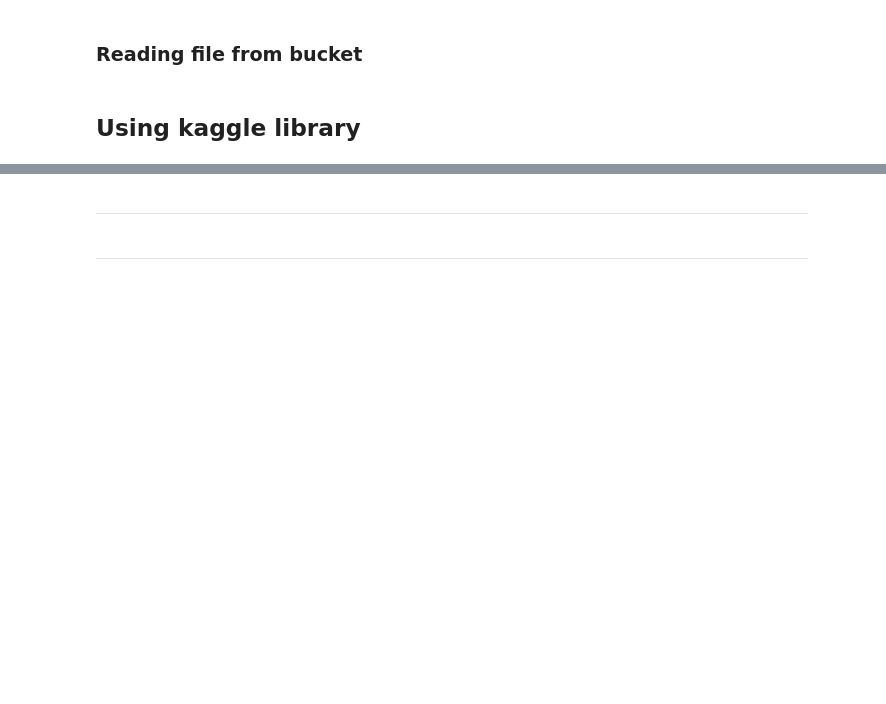
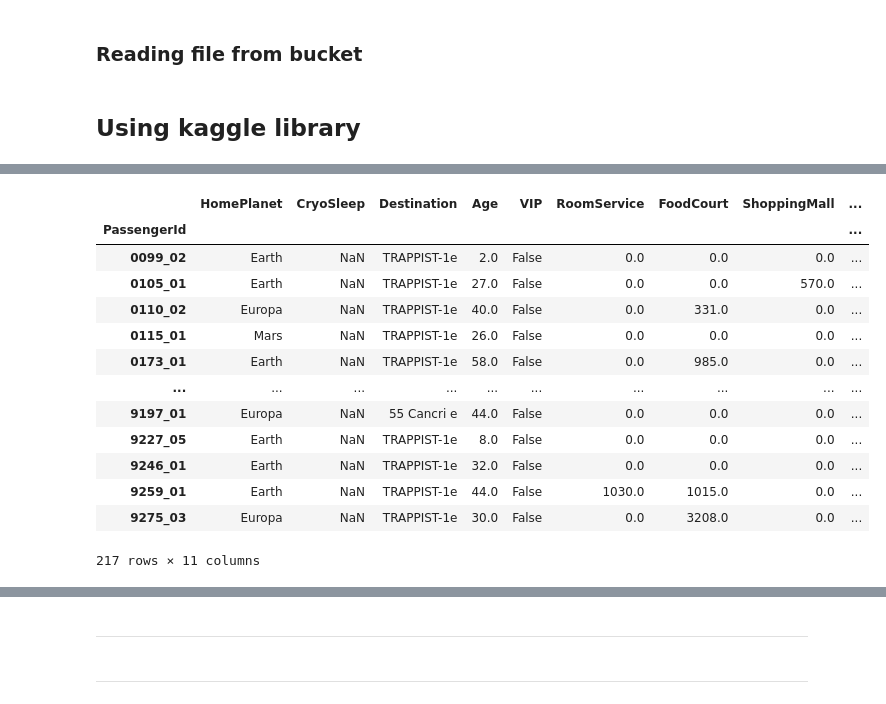
Before and after one commit to robperch/kgl_space_titanic, a Jupyter notebook: notebooks/pipeline_nb.ipynb, the cells around one changed output, grey strips where cells are left out. Saved outputs shown, nothing was run; the diff lists cells and outputs as text; code cells hidden in the pictures; blank space fills up the shorter version.

```diff
--- a/notebooks/pipeline_nb.ipynb
+++ b/notebooks/pipeline_nb.ipynb
@@ -163,0 +203,17 @@ kaggle.api.competition_download_files(
+# %%
+dfx[dfx['CryoSleep'].isnull()]
+# %% [output]
+|  | HomePlanet | CryoSleep | Destination | Age | VIP | RoomService | FoodCourt | ShoppingMall | ... |
+| PassengerId |  |  |  |  |  |  |  |  | ... |
+| 0099_02 | Earth | NaN | TRAPPIST-1e | 2.0 | False | 0.0 | 0.0 | 0.0 | ... |
+| 0105_01 | Earth | NaN | TRAPPIST-1e | 27.0 | False | 0.0 | 0.0 | 570.0 | ... |
+| 0110_02 | Europa | NaN | TRAPPIST-1e | 40.0 | False | 0.0 | 331.0 | 0.0 | ... |
+| 0115_01 | Mars | NaN | TRAPPIST-1e | 26.0 | False | 0.0 | 0.0 | 0.0 | ... |
+| 0173_01 | Earth | NaN | TRAPPIST-1e | 58.0 | False | 0.0 | 985.0 | 0.0 | ... |
+| ... | ... | ... | ... | ... | ... | ... | ... | ... | ... |
+| 9197_01 | Europa | NaN | 55 Cancri e | 44.0 | False | 0.0 | 0.0 | 0.0 | ... |
+| 9227_05 | Earth | NaN | TRAPPIST-1e | 8.0 | False | 0.0 | 0.0 | 0.0 | ... |
+| 9246_01 | Earth | NaN | TRAPPIST-1e | 32.0 | False | 0.0 | 0.0 | 0.0 | ... |
+| 9259_01 | Earth | NaN | TRAPPIST-1e | 44.0 | False | 1030.0 | 1015.0 | 0.0 | ... |
+| 9275_03 | Europa | NaN | TRAPPIST-1e | 30.0 | False | 0.0 | 3208.0 | 0.0 | ... |
+217 rows × 11 columns
```
Also changed, not shown: parts of 11 cells of this notebook, 4 other files.
